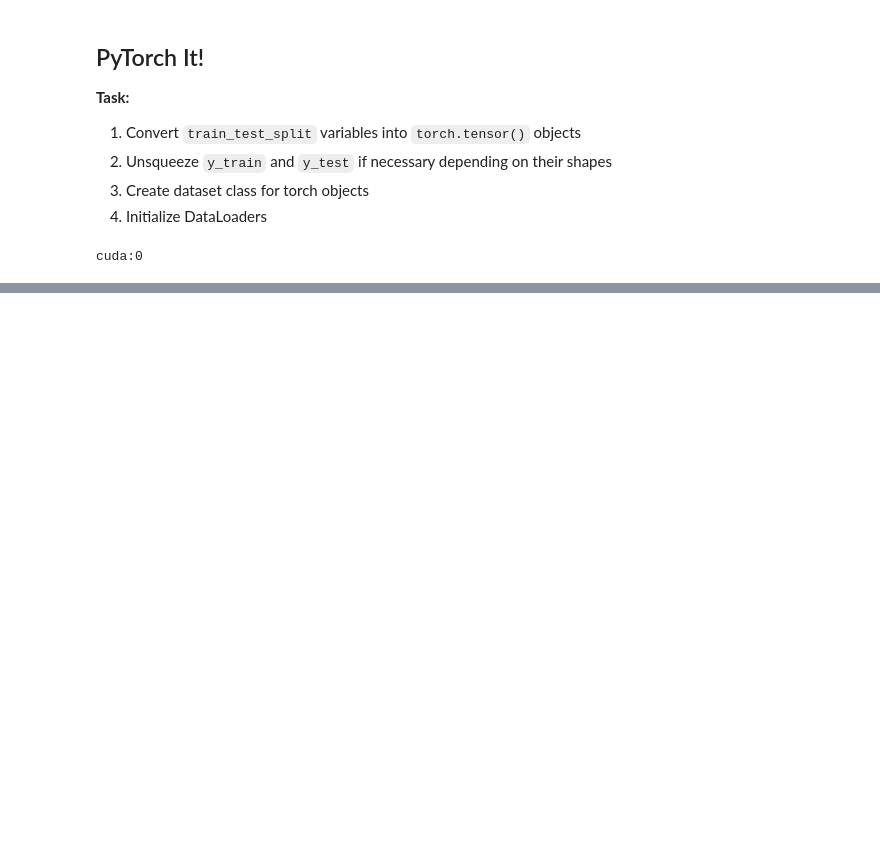
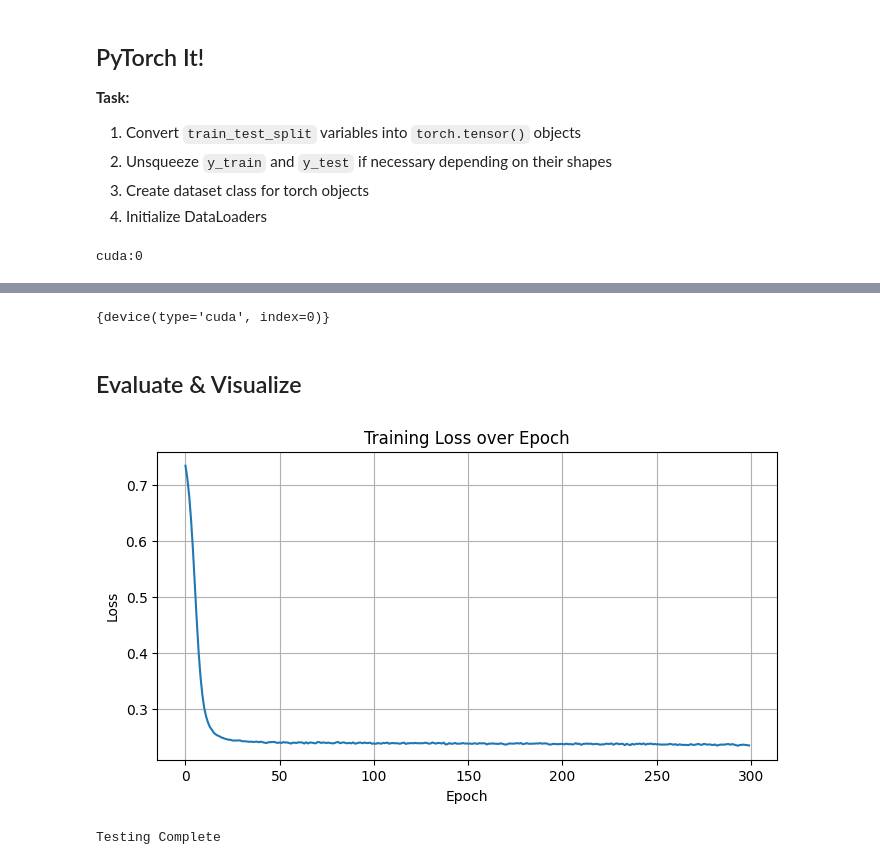
Before and after one commit to kohumukini/torch-credit-risk-classification, a Jupyter notebook: jupyter_notebook/torch_cred_risk.ipynb, the cells around one changed output, grey strips where cells are left out. Drawn from its saved outputs; the diff is of its cells as text; code cells hidden in the pictures; blank space fills up the shorter version.

Commit message:
Fixed: batchsize; X_test_tensor; reset_index; forward pass in model. Implemented: Loss fn; Optimizer; Training Loop; Testing loop; Evaluation Visualizations; Evaluation Metrics

```diff
--- a/jupyter_notebook/torch_cred_risk.ipynb
+++ b/jupyter_notebook/torch_cred_risk.ipynb
@@ -293,6 +291,8 @@ print(test_df.info())
 print(train_df.info())
 
 # Seemingly no outliers
+test_df.reset_index(inplace=True)
+train_df.reset_index(inplace=True)
 # %% [output]
 <class 'pandas.DataFrame'>
 RangeIndex: 6451 entries, 0 to 6450
@@ -448,0 +488,3 @@ class CreditModel(nn.Module):
+# %%
+loss_function = nn.BCEWithLogitsLoss()
+optimizer = optim.Adam(credit_model.parameters(), lr = 0.0001, weight_decay=1e-5)
@@ -448,0 +497,31 @@ class CreditModel(nn.Module):
+# %%
+epochs = 300
+losses = []
+
+for epoch in range(epochs):
+    epoch_loss = 0.0
+    batch_count = 0
+
+    for batch_X, batch_y in train_dl:
+        # Zero the gradient
+        optimizer.zero_grad()
+        # Create Prediction
+        target_prediction = credit_model(batch_X)
+        # Calculate Loss
+        loss = loss_function(target_prediction, batch_y)
+        # Create Gradient
+        loss.backward()
+        # Adjust weights
+        optimizer.step()
+        # Add loss to epoch loss
+        epoch_loss += loss.item()
+        batch_count += 1
+
+    # Append avg epoch loss to overall losses
+    avg_epoch_loss = epoch_loss / batch_count
+    losses.append(avg_epoch_loss)
+
+    if (epoch + 1) % 30 == 0:
+        print(f"Epoch [{epoch + 1} / {epochs}], Loss: {losses[-1]:.4f}\nAverage Epoch Loss: {avg_epoch_loss:.4f}")
+
+print("Training Complete")
@@ -448,0 +546,19 @@ class CreditModel(nn.Module):
+# %%
+# Bottleneck checking
+
+devices = {param.device for param in credit_model.parameters()}
+print(devices)
+# %% [output]
+{device(type='cuda', index=0)}
+# %% [markdown]
+## Evaluate & Visualize
+# %%
+plt.figure(figsize = (8, 4))
+plt.plot(losses)
+plt.ylabel("Loss")
+plt.xlabel("Epoch")
+plt.title("Training Loss over Epoch")
+plt.grid(True)
+plt.show()
+# %% [output]
+[figure, added]
@@ -448,0 +572,25 @@ class CreditModel(nn.Module):
+# %%
+credit_model.eval()
+
+all_predictions = []
+all_labels = []
+
+with torch.no_grad():
+    for batch_X, batch_y in test_dl:
+        outputs = credit_model(batch_X)
+
+        probabilities = torch.sigmoid(outputs)
+        bcm.update(probabilities, batch_y)
+        bfs.update(probabilities, batch_y)
+
+        preds = (probabilities > 0.5).float()
+
+        all_predictions.extend(preds.cpu().numpy())
+        all_labels.extend(batch_y.cpu().numpy())
+
+final_cm = bcm.compute()
+final_f1 = bfs.compute()
+
+print("Testing Complete")
+# %% [output]
+Testing Complete
```
Also changed, not shown: parts of 16 cells of this notebook.
